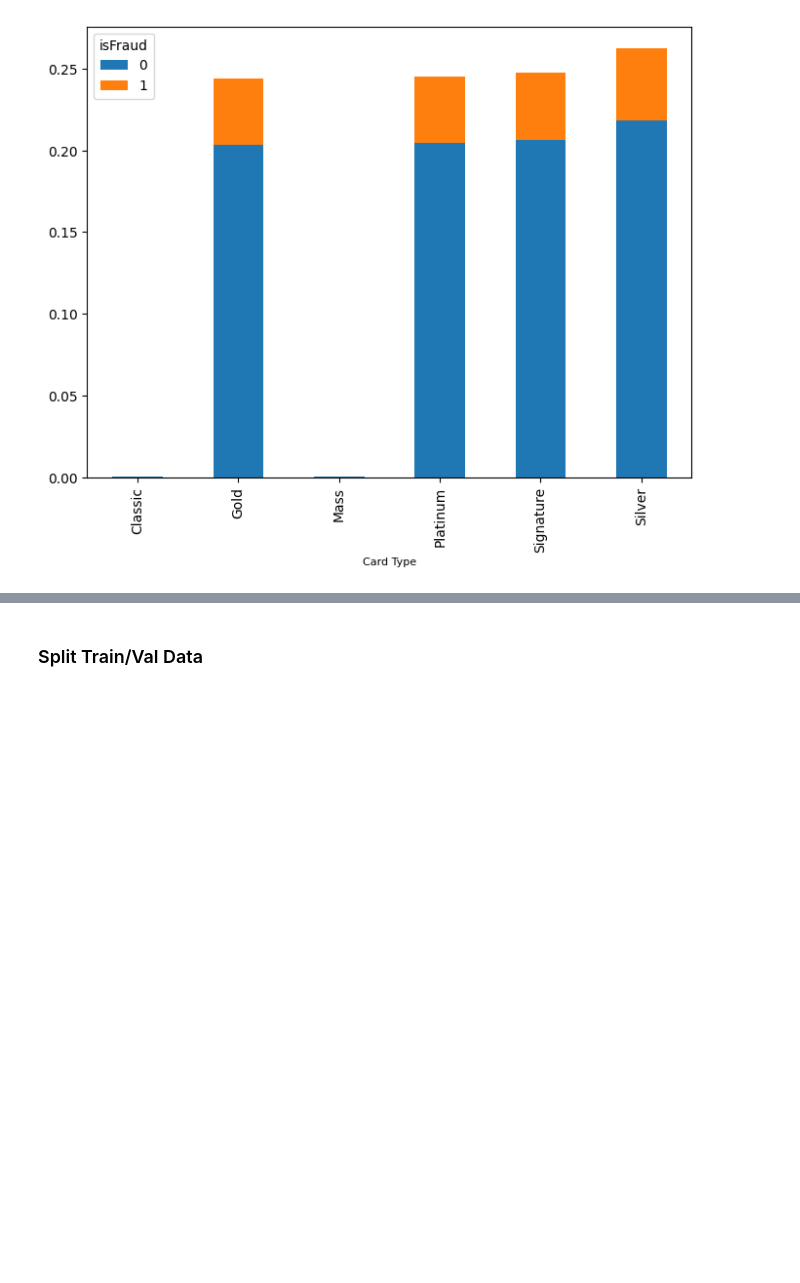
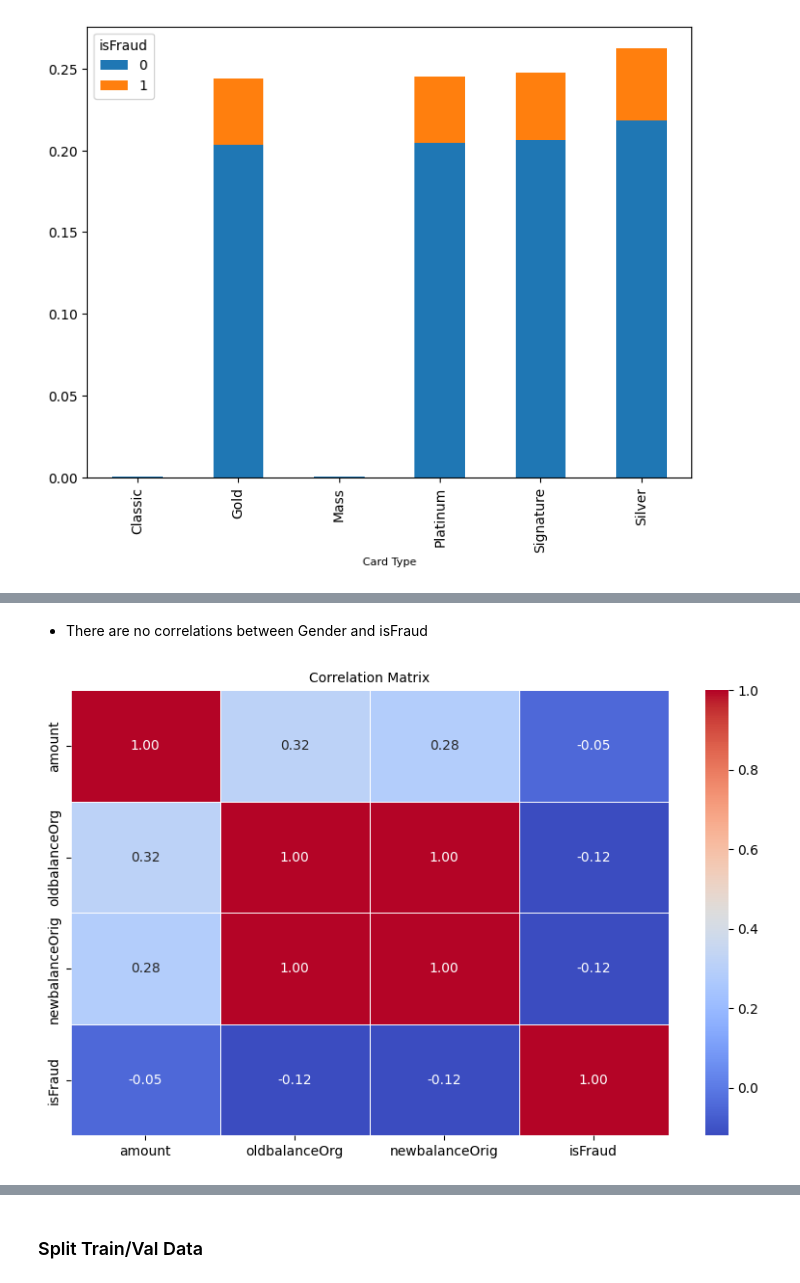
Before and after one commit to chikeibezim/Detecting-Fraudulent-Transactions, a Jupyter notebook: eda-modelling-fraud-detection.ipynb, the cells around one changed output, grey strips where cells are left out. Saved outputs shown, nothing was run; the diff lists cells and outputs as text; code cells hidden in the pictures; blank space fills up the shorter version.

```diff
--- a/eda-modelling-fraud-detection.ipynb
+++ b/eda-modelling-fraud-detection.ipynb
@@ -255,0 +278,12 @@ plt.show()
+# %% [markdown]
+- There are no correlations between Gender and isFraud
+# %%
+## Check the correlation Matrix
+
+correlation = X_train_val[num_cols].corr()
+
+sns.heatmap(correlation, annot=True, cmap='coolwarm', fmt=".2f", linewidths=0.5)
+plt.title("Correlation Matrix")
+plt.show()
+# %% [output]
+[figure, added]
```
Also changed, not shown: parts of 27 cells of this notebook.
